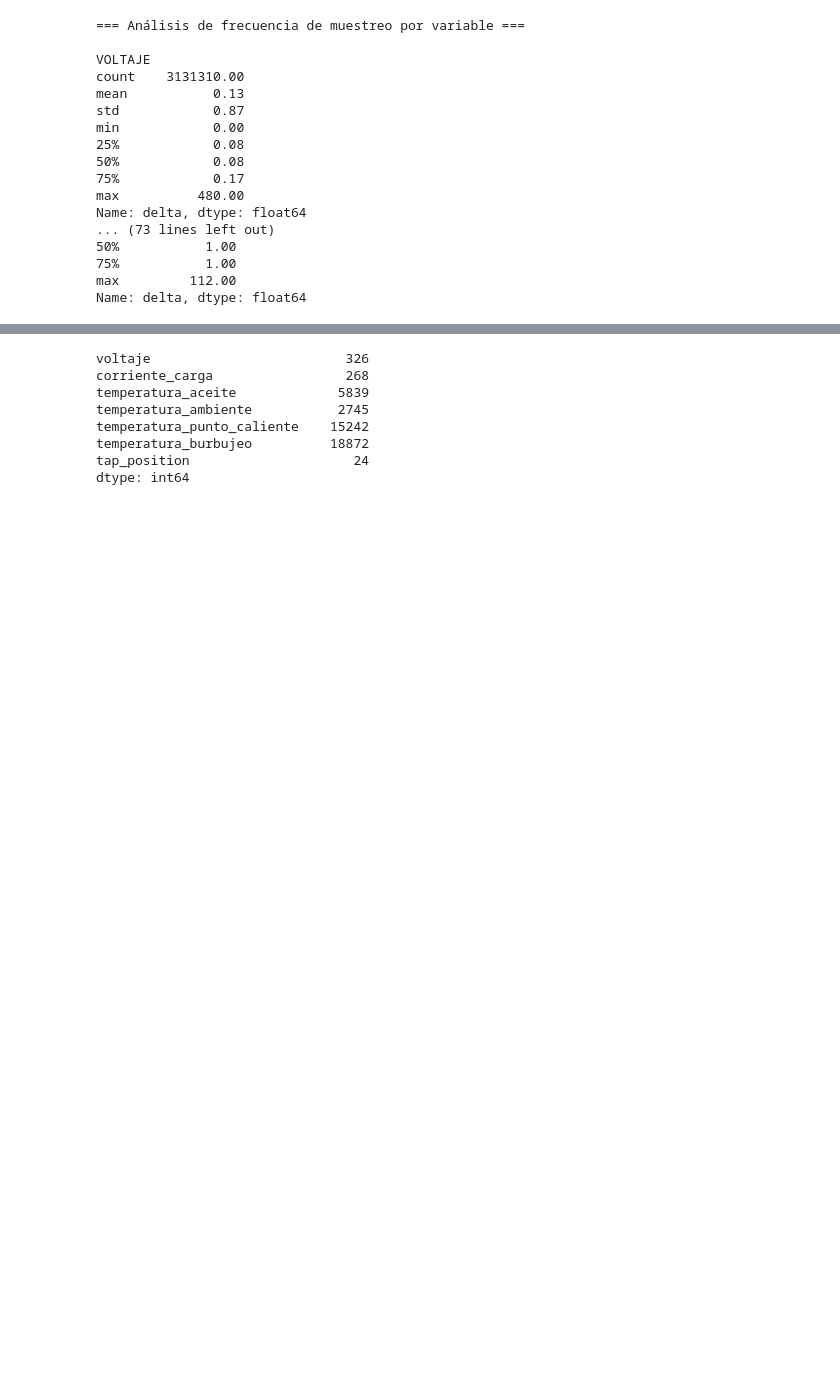
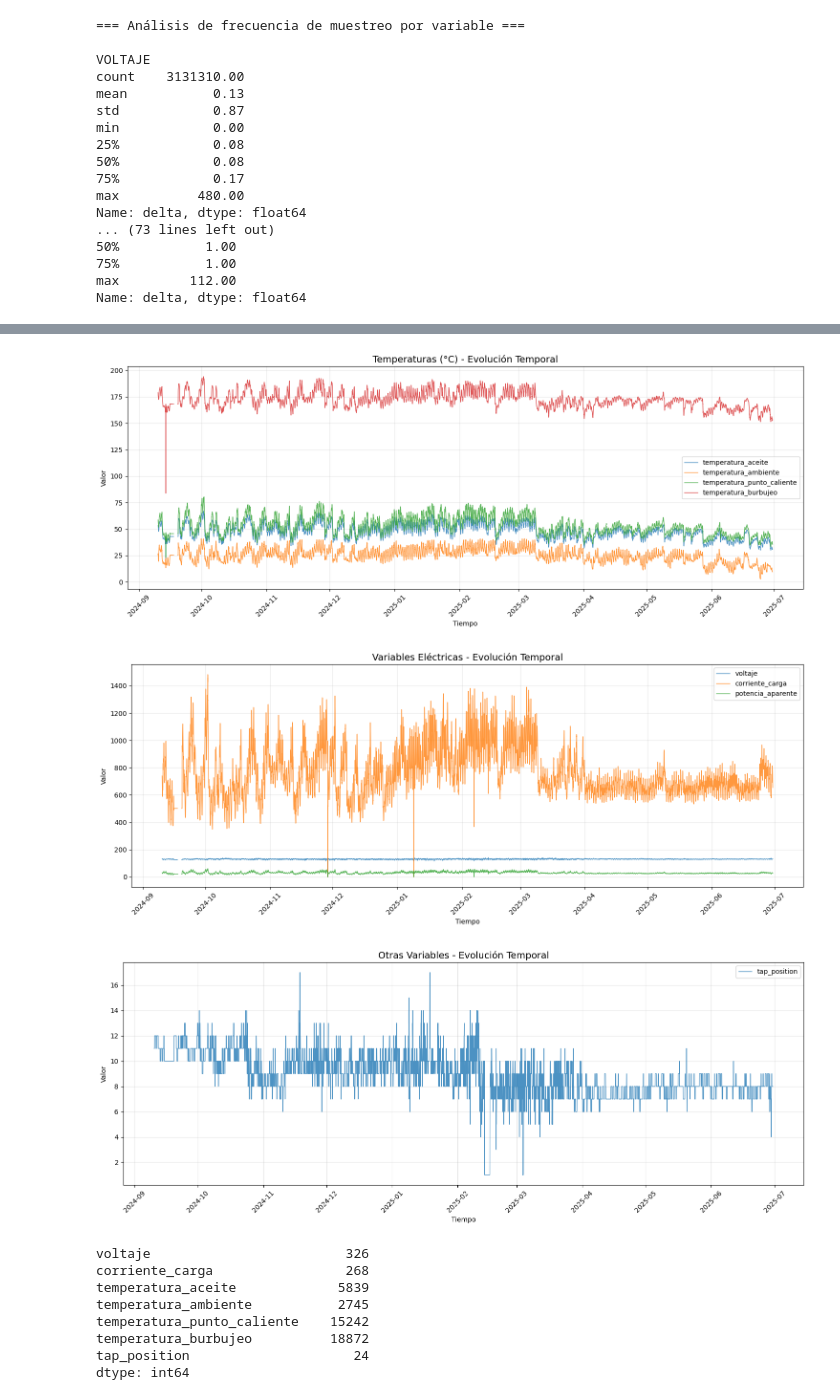
Before and after one commit to dannnmr/etl-predictivo, a Jupyter notebook: notebooks/transformacion.ipynb, the cells around one changed output, grey strips where cells are left out. Cells and saved outputs as stored; diff of their text form; code cells hidden in the pictures; blank space fills up the shorter version.

```diff
--- a/notebooks/transformacion.ipynb
+++ b/notebooks/transformacion.ipynb
@@ -598,3 +784,49 @@ Name: delta, dtype: float64
+# %%
+import pandas as pd
+import matplotlib.pyplot as plt
+df_silver = pd.read_parquet("../data/silver/silver_data.parquet")
+def graficar_por_categorias(df):
+    """
+    Separa las variables por categorías y las grafica.
+    """
+    # Definir categorías
+    temperaturas = ['temperatura_aceite', 'temperatura_ambiente', 'temperatura_punto_caliente', 'temperatura_burbujeo']
+    electricas = ['voltaje', 'corriente_carga', 'potencia_aparente']
+    otras = ['tap_position']
+
+    categorias = {
+        'Temperaturas (°C)': temperaturas,
+        'Variables Eléctricas': electricas,
+        'Otras Variables': otras
+    }
+
+    for categoria, variables in categorias.items():
+        # Filtrar variables que existen en el DataFrame
+        vars_existentes = [var for var in variables if var in df.columns]
+
+        if not vars_existentes:
+            continue
+
+        fig, ax = plt.subplots(figsize=(15, 6))
+
+        for var in vars_existentes:
+            ax.plot(df.index, df[var], label=var, linewidth=1, alpha=0.8)
+
+        ax.set_title(f'{categoria} - Evolución Temporal', fontsize=14)
+        ax.set_xlabel('Tiempo')
+        ax.set_ylabel('Valor')
+        ax.legend()
+        ax.grid(True, alpha=0.3)
+        plt.xticks(rotation=45)
+        plt.tight_layout()
+        plt.show()
+
+# Usar la función
+graficar_por_categorias(df_silver)
+# %% [output]
+[figure, added]
+[figure, added]
+[figure, added]
 # %%
 df.isnull().sum()
 # %% [output]
```
Also changed, not shown: parts of 6 cells of this notebook, 17 other files.
